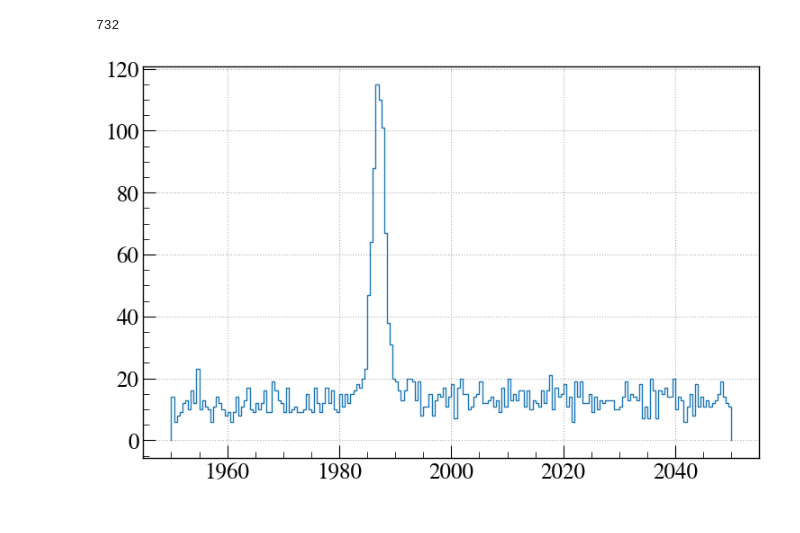
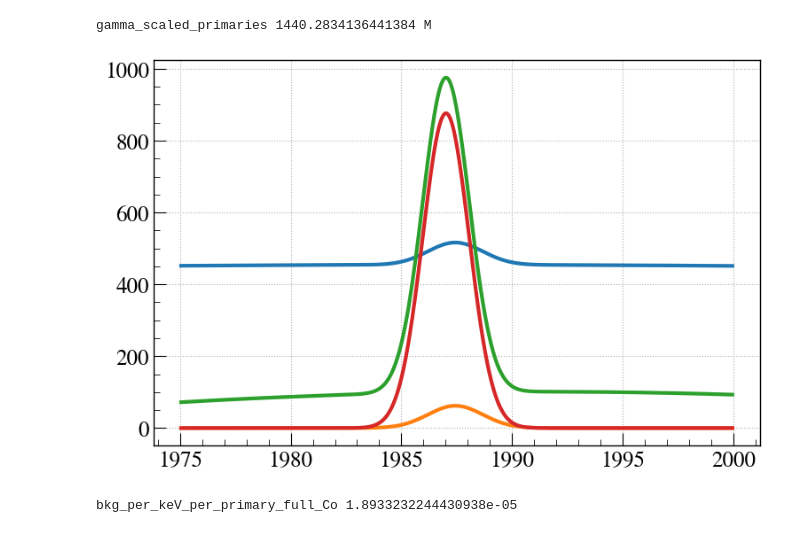
Before and after one commit to nfuad041/legend, a Jupyter notebook: sims/one_gamma_sim.ipynb, the cells around one changed output. Drawn from its saved outputs; the diff is of its cells as text; code cells hidden in the pictures.

```diff
--- a/sims/one_gamma_sim.ipynb
+++ b/sims/one_gamma_sim.ipynb
@@ -52,11 +124,34 @@ df
-# %%
-hv, bv, vv = pgh.get_hist(df['energy'], range=(1950, 2050), dx=0.5)
-pgh.plot_hist(hv, bv, lw=1)
-# get sum of hv where 1960<bv<1975
-left_bkg = np.sum(hv[np.where((bv>1960) & (bv<1975))])
-right_bkg = np.sum(hv[np.where((bv>2000) & (bv<2015))])
-bkg = left_bkg + right_bkg
-print(bkg)
-# %% [output]
-732
-[figure, removed]
+# %%
+def get_scaled_Co_primaries(full_Co_primaries, full_Co_energies, gamma_energies, peak, axis=None):
+    h,b,v = pgh.get_hist(full_Co_energies, range=(peak['sidebands'][0][0], peak['sidebands'][1][1]), dx=0.1)
+    b_mids = (b[1:] + b[:-1])/2
+    # plt.figure()
+    fit_params = lu.fit_peak_binned_extra_basic(b_mids, h, axis=axis)
+    full_Co_peak_count = fit_params['area']
+
+    h,b,v = pgh.get_hist(gamma_energies, range=(peak['sidebands'][0][0], peak['sidebands'][1][1]), dx=0.1)
+    b_mids = (b[1:] + b[:-1])/2
+    # plt.figure()
+    fit_params = lu.fit_peak_binned_extra_basic(b_mids, h, axis=axis)
+    gamma_peak_count = fit_params['area']
+
+    return full_Co_primaries * gamma_peak_count/full_Co_peak_count
+
+
+scaled_Co_primaries = get_scaled_Co_primaries(primaries_vanc, df_vanc['energy'], df['energy'], dep_peaks['1987'], axis=plt.gca())
+print('gamma_scaled_primaries', scaled_Co_primaries/1e6, 'M')
+# %% [output]
+gamma_scaled_primaries 1440.2834136441384 M
+[figure, added]
+# %%
+def get_bkg_per_keV_per_primary(full_Co_df, full_Co_primaries, geds, peak):
+    d = full_Co_df[full_Co_df['mage_id'].isin(geds)]
+    h,b,v = pgh.get_hist(d['energy'], range=(peak['sidebands'][0][0], peak['sidebands'][1][1]), dx=0.1)
+    b_mids = (b[1:] + b[:-1])/2
+    fit_params = lu.fit_peak_binned_extra_basic(b_mids, h)
+    peak_count = fit_params['area']
+    return (np.sum(h) - peak_count)/(b[-1]-b[0])/full_Co_primaries
+bkg_per_keV_per_primary_full_Co = get_bkg_per_keV_per_primary(df_vanc, primaries_vanc, dets_to_use, dep_peaks['1987'])
+print('bkg_per_keV_per_primary_full_Co', bkg_per_keV_per_primary_full_Co)
+# %% [output]
+bkg_per_keV_per_primary_full_Co 1.8933232244430938e-05
```
Also changed, not shown: parts of 16 cells of this notebook, 19 other files.
